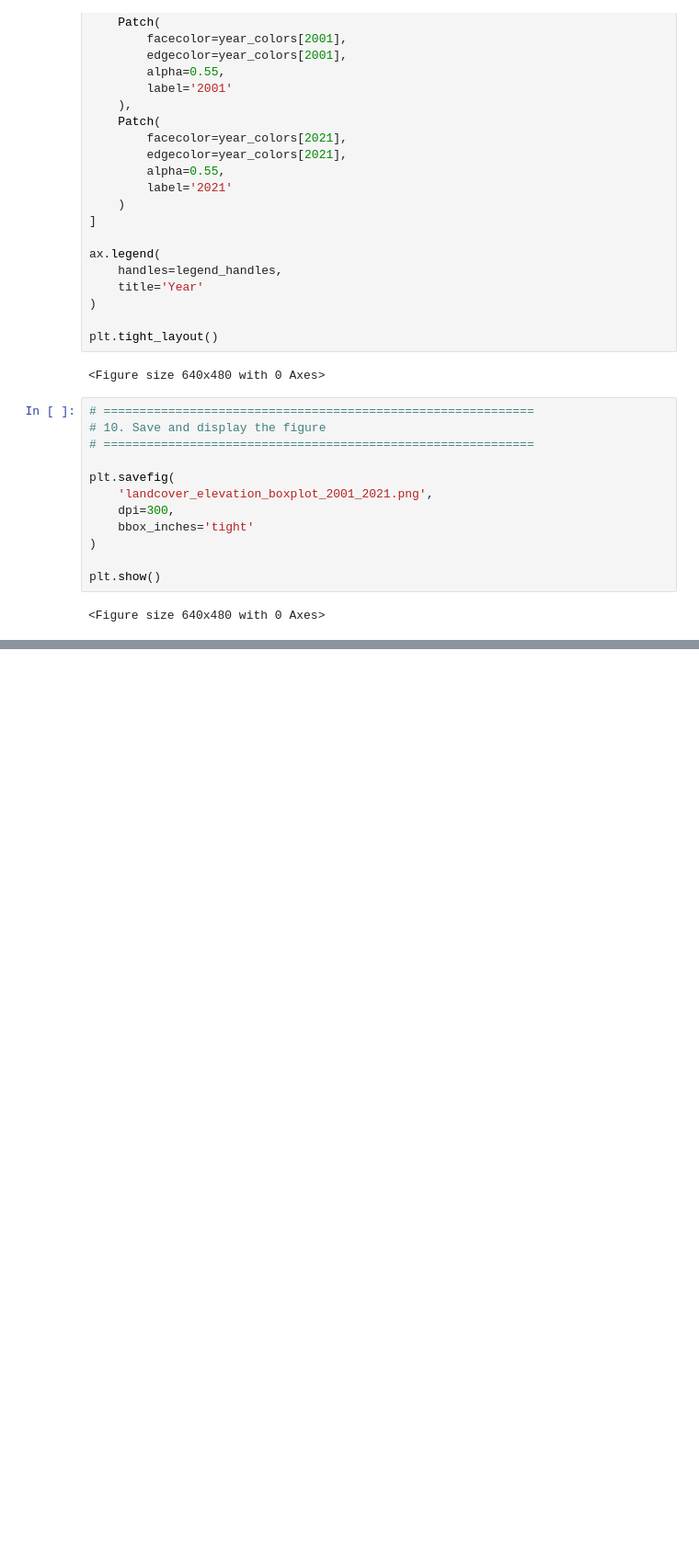
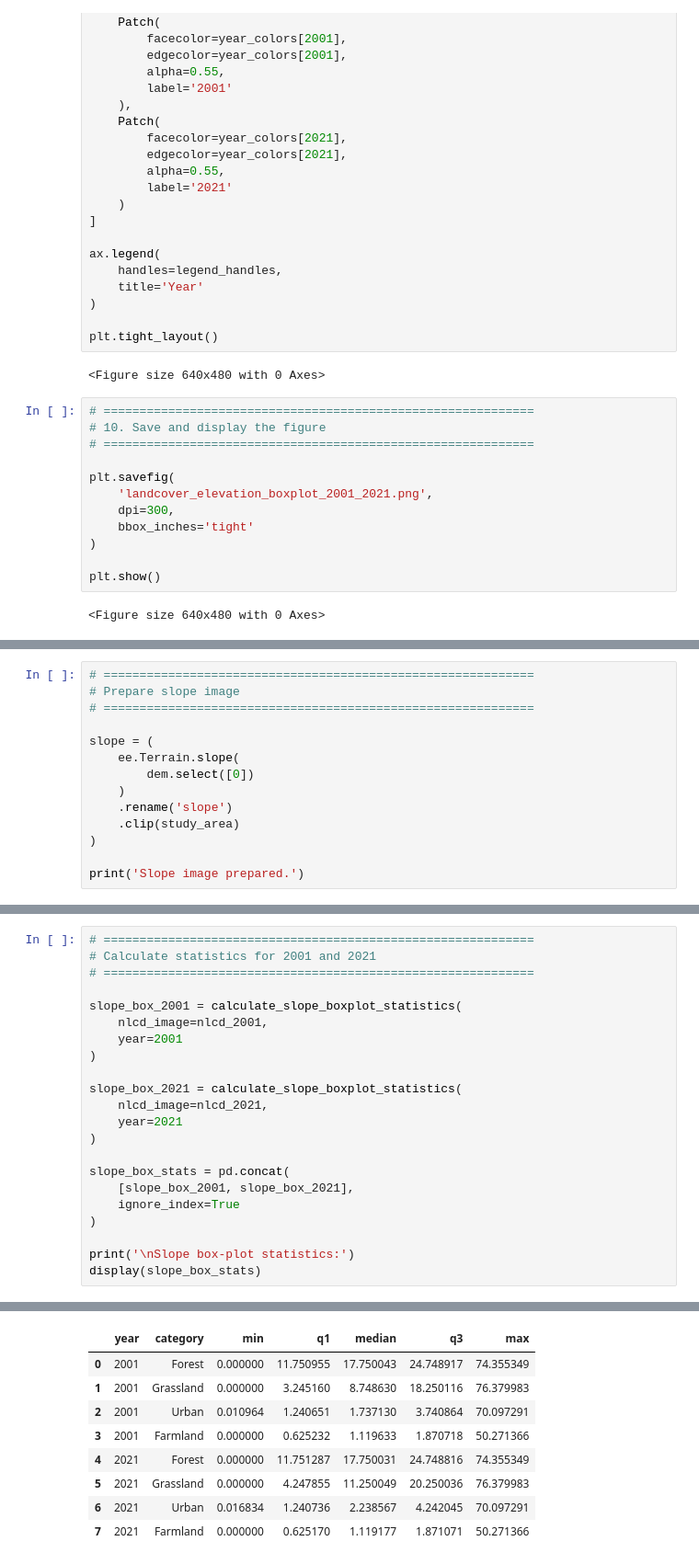
Before and after one commit to xinranzhou2059/front-range-forest-change, a Jupyter notebook: tutorials/Sick_project_0627.ipynb, the cells around one changed output, grey strips where cells are left out. Shown at 92% size. Saved outputs shown, nothing was run; the diff lists cells and outputs as text; blank space fills up the shorter version.

```diff
--- a/tutorials/Sick_project_0627.ipynb
+++ b/tutorials/Sick_project_0627.ipynb
@@ -2143,0 +2289,14 @@ plt.show()
+# %%
+# ============================================================
+# Prepare slope image
+# ============================================================
+
+slope = (
+    ee.Terrain.slope(
+        dem.select([0])
+    )
+    .rename('slope')
+    .clip(study_area)
+)
+
+print('Slope image prepared.')
@@ -2143,0 +2370,23 @@ plt.show()
+# %%
+# ============================================================
+# Calculate statistics for 2001 and 2021
+# ============================================================
+
+slope_box_2001 = calculate_slope_boxplot_statistics(
+    nlcd_image=nlcd_2001,
+    year=2001
+)
+
+slope_box_2021 = calculate_slope_boxplot_statistics(
+    nlcd_image=nlcd_2021,
+    year=2021
+)
+
+slope_box_stats = pd.concat(
+    [slope_box_2001, slope_box_2021],
+    ignore_index=True
+)
+
+print('\nSlope box-plot statistics:')
+display(slope_box_stats)
+# %% [output]
@@ -2143,0 +2403,9 @@ plt.show()
+|  | year | category | min | q1 | median | q3 | max |
+| 0 | 2001 | Forest | 0.000000 | 11.750955 | 17.750043 | 24.748917 | 74.355349 |
+| 1 | 2001 | Grassland | 0.000000 | 3.245160 | 8.748630 | 18.250116 | 76.379983 |
+| 2 | 2001 | Urban | 0.010964 | 1.240651 | 1.737130 | 3.740864 | 70.097291 |
+| 3 | 2001 | Farmland | 0.000000 | 0.625232 | 1.119633 | 1.870718 | 50.271366 |
+| 4 | 2021 | Forest | 0.000000 | 11.751287 | 17.750031 | 24.748816 | 74.355349 |
+| 5 | 2021 | Grassland | 0.000000 | 4.247855 | 11.250049 | 20.250036 | 76.379983 |
+| 6 | 2021 | Urban | 0.016834 | 1.240736 | 2.238567 | 4.242045 | 70.097291 |
+| 7 | 2021 | Farmland | 0.000000 | 0.625170 | 1.119177 | 1.871071 | 50.271366 |
```
Also changed, not shown: parts of 12 cells of this notebook, 3 other files.
